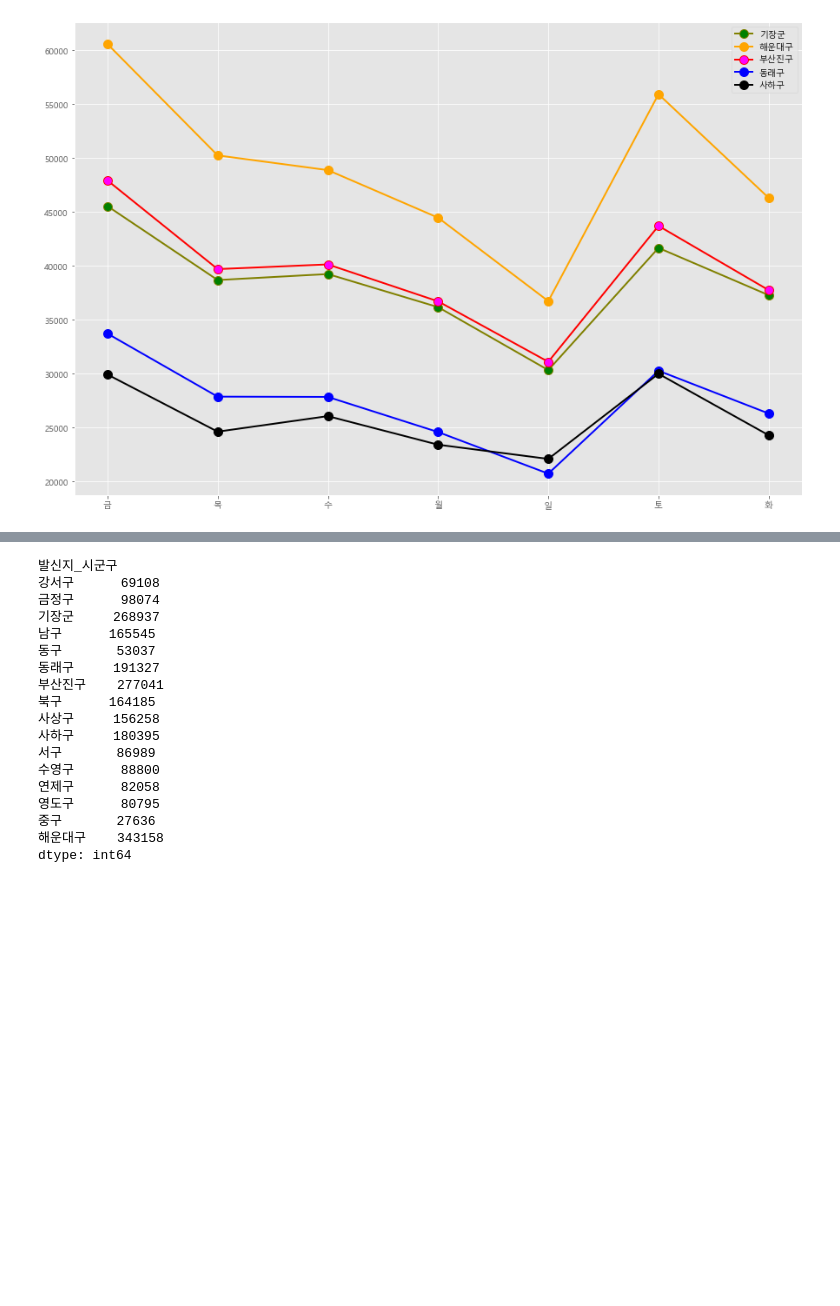
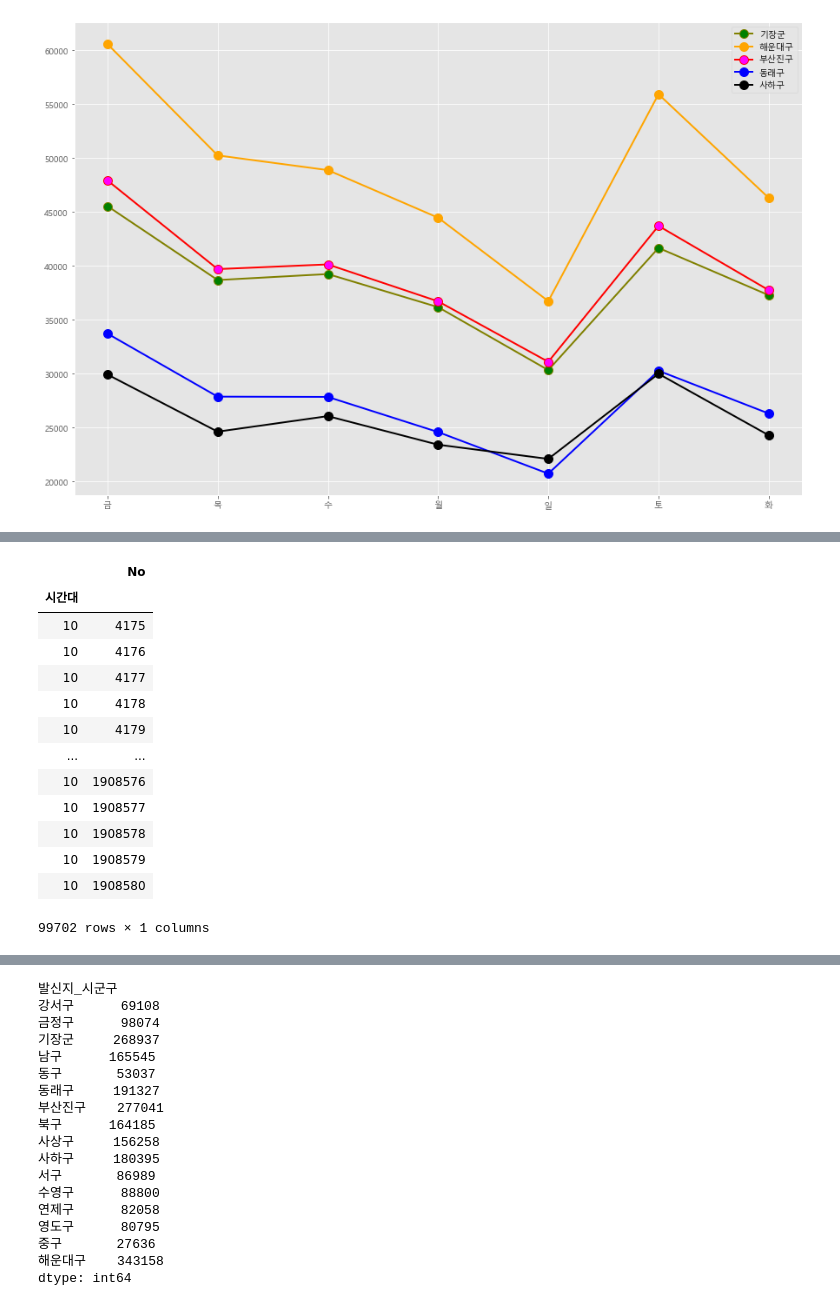
Before and after one commit to kim-juwan/bts, a Jupyter notebook: Untitled.ipynb, the cells around one changed output, grey strips where cells are left out. Drawn from its saved outputs; the diff is of its cells as text; code cells hidden in the pictures; blank space fills up the shorter version.

```diff
--- a/Untitled.ipynb
+++ b/Untitled.ipynb
@@ -269,3 +317,20 @@ plt.show()
+# %%
+df2.loc[10,['No']]
+# %% [output]
+|  | No |
+| 시간대 |  |
+| 10 | 4175 |
+| 10 | 4176 |
+| 10 | 4177 |
+| 10 | 4178 |
+| 10 | 4179 |
+| ... | ... |
+| 10 | 1908576 |
+| 10 | 1908577 |
+| 10 | 1908578 |
+| 10 | 1908579 |
+| 10 | 1908580 |
+99702 rows × 1 columns
 # %%
 df_table2 = df2.pivot_table('통화건수',columns='발신지_시군구',index='요일',aggfunc='mean',fill_value=0)
 df_table2
```
Also changed, not shown: parts of 6 cells of this notebook.
